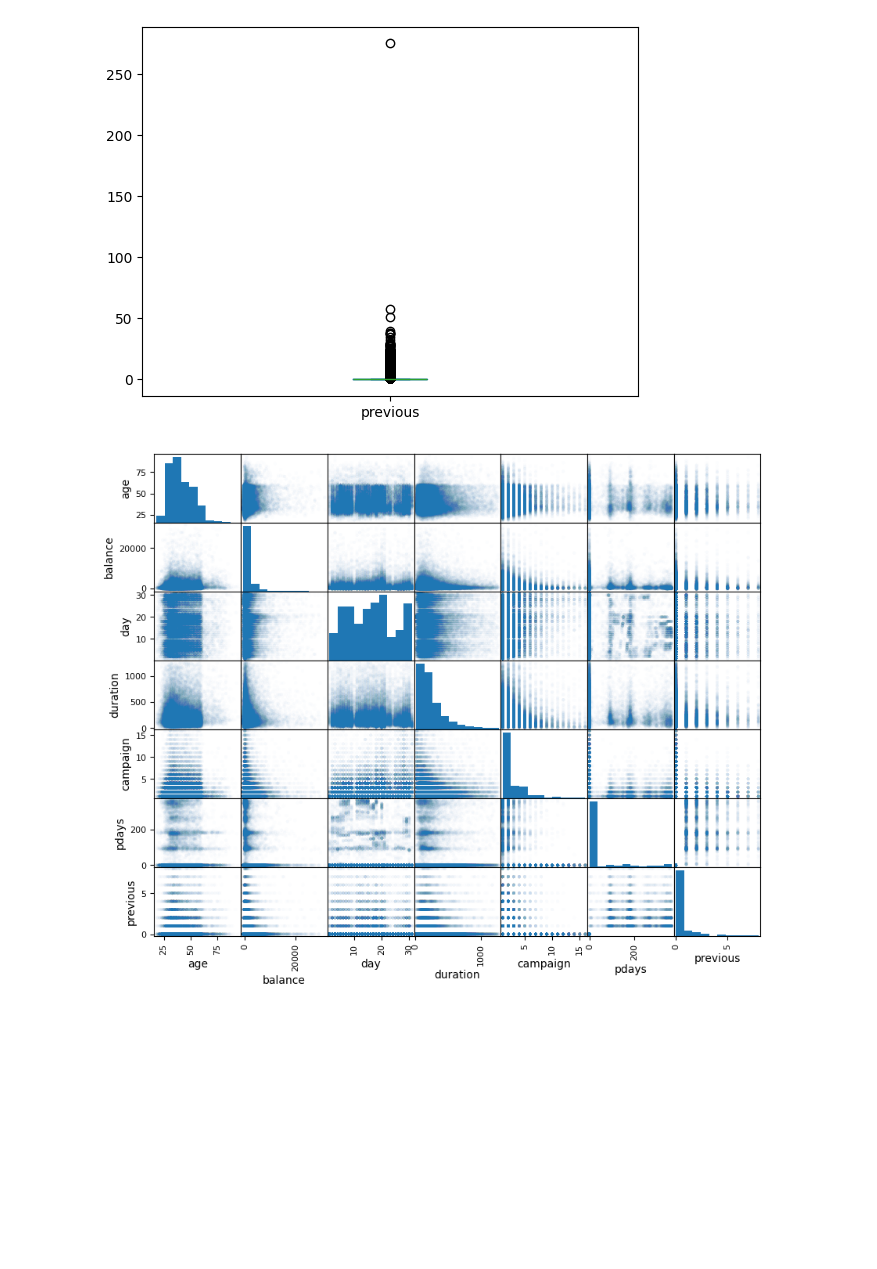
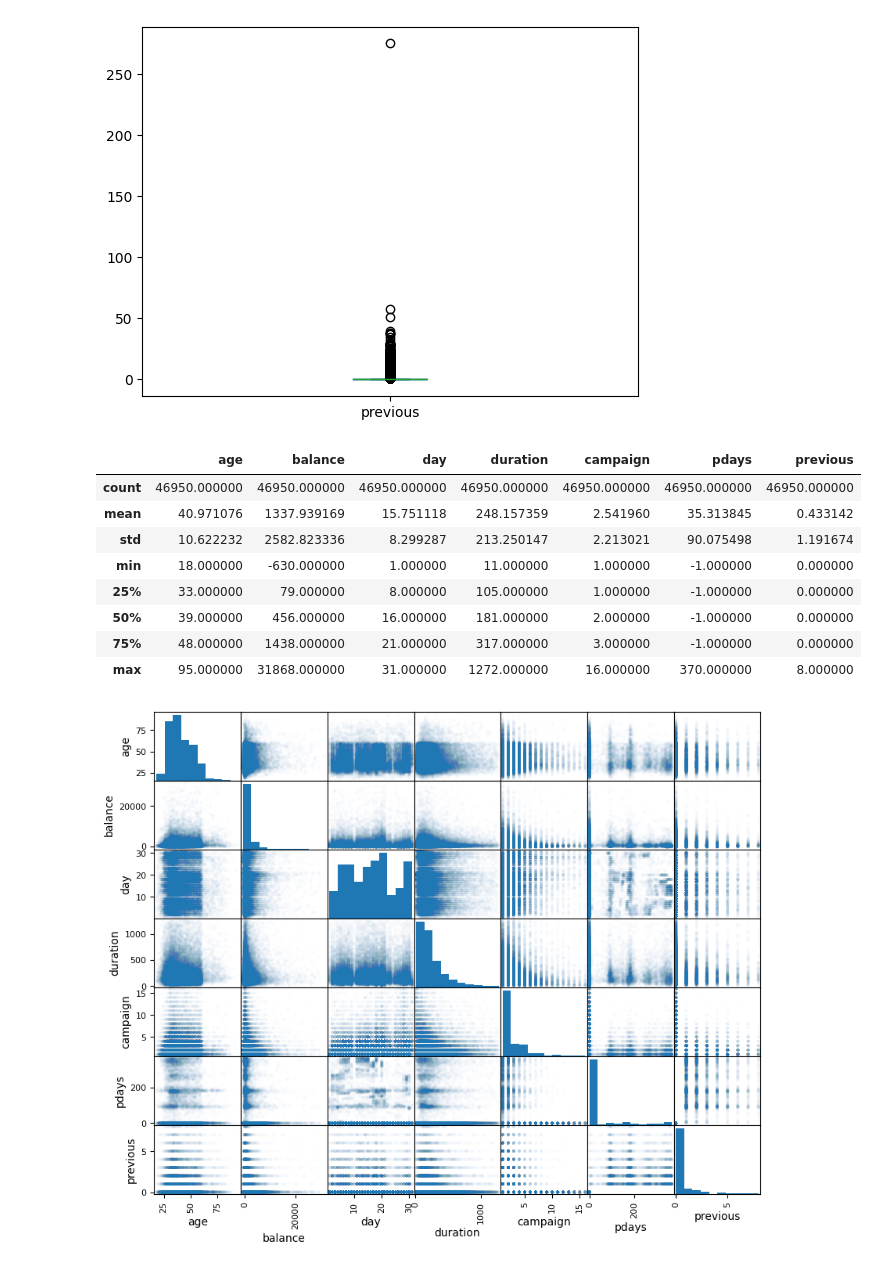
Before and after one commit to a1xsa/machine_learning, a Jupyter notebook: bank.ipynb, the cells around one changed output. Drawn from its saved outputs; the diff is of its cells as text; code cells hidden in the pictures; blank space fills up the shorter version.

```diff
--- a/bank.ipynb
+++ b/bank.ipynb
@@ -379,6 +379,18 @@ pass
 rows_to_drop = data_all[
     (data_all['previous'] < data_all['previous'].quantile(0.01)) | (data_all['previous'] > data_all['previous'].quantile(0.99))].index
 data_all = data_all.drop(rows_to_drop)
+# %%
+data_all.describe()
+# %% [output]
+|  | age | balance | day | duration | campaign | pdays | previous |
+| count | 46950.000000 | 46950.000000 | 46950.000000 | 46950.000000 | 46950.000000 | 46950.000000 | 46950.000000 |
+| mean | 40.971076 | 1337.939169 | 15.751118 | 248.157359 | 2.541960 | 35.313845 | 0.433142 |
+| std | 10.622232 | 2582.823336 | 8.299287 | 213.250147 | 2.213021 | 90.075498 | 1.191674 |
+| min | 18.000000 | -630.000000 | 1.000000 | 11.000000 | 1.000000 | -1.000000 | 0.000000 |
+| 25% | 33.000000 | 79.000000 | 8.000000 | 105.000000 | 1.000000 | -1.000000 | 0.000000 |
+| 50% | 39.000000 | 456.000000 | 16.000000 | 181.000000 | 2.000000 | -1.000000 | 0.000000 |
+| 75% | 48.000000 | 1438.000000 | 21.000000 | 317.000000 | 3.000000 | -1.000000 | 0.000000 |
+| max | 95.000000 | 31868.000000 | 31.000000 | 1272.000000 | 16.000000 | 370.000000 | 8.000000 |
 # %%
 pd.plotting.scatter_matrix(data_all, figsize = (10, 8),alpha=.01)
 pass
```
Also changed, not shown: parts of 44 cells of this notebook.
